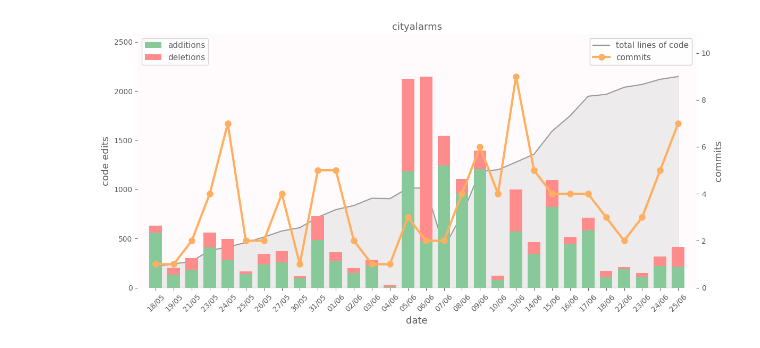
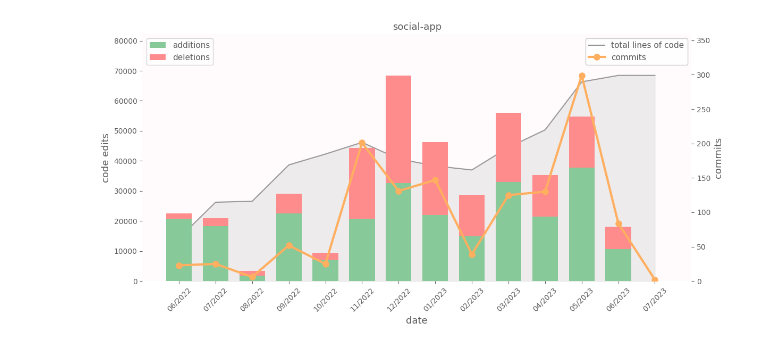
Before and after one commit to tommcdee/gitplots, a Jupyter notebook: gitplots.ipynb, the cells around one changed output. Drawn from its saved outputs; the diff is of its cells as text; code cells hidden in the pictures.

Commit message:
Bug fix: months weren't ordered correctly

```diff
--- a/gitplots.ipynb
+++ b/gitplots.ipynb
@@ -11,7 +12,9 @@ get_repo = modules.df_functions.get_repo
 plot = modules.plot_functions.plot
 # %%
 path = r"C:\Users\Tom\documents\coding\cityalarms\.git"
-path_github = "https://github.com/tommcdee/AI_search.git"
+path2 = "https://github.com/tommcdee/AI_search"
+react = "https://github.com/facebook/react.git"
+bluesky = "https://github.com/bluesky-social/social-app"
 # %%
 penalties = ("new typescript", 0.5)
 df = get_repo(path, penalties=penalties, start=1, end=-1)
@@ -20,4 +23,6 @@ df_ai = get_repo(path_github)
+# %%
+df3 = get_repo(bluesky, group="month")
 # %%
-plot(df)
+plot(df3)
 # %% [output]
-[figure, old version]
+[figure, new version]
```
Also changed, not shown: parts of 3 cells of this notebook, 2 other files.
